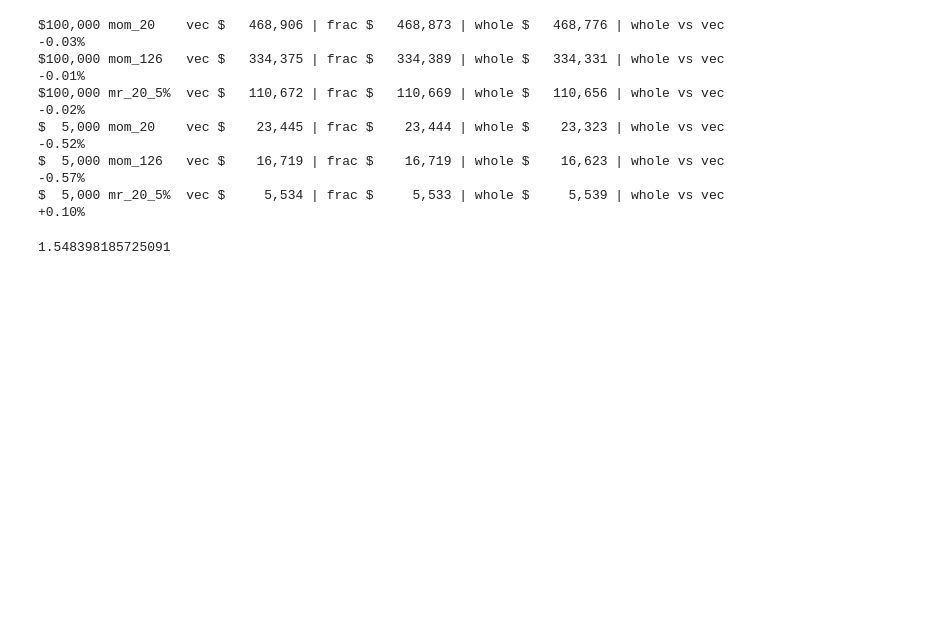
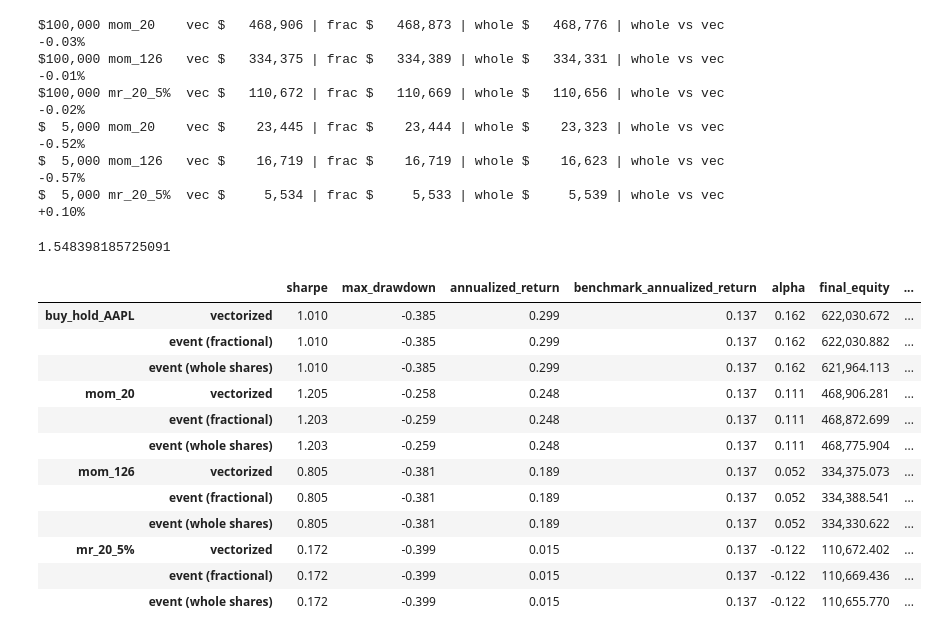
Before and after one commit to TjWill859/trading-backtester, a Jupyter notebook: sanity_check.ipynb, the cells around one changed output. Drawn from its saved outputs; the diff is of its cells as text; code cells hidden in the pictures; blank space fills up the shorter version.

Commit message:
Phase 8: engine comparison table

```diff
--- a/sanity_check.ipynb
+++ b/sanity_check.ipynb
@@ -310,3 +310,62 @@ bt.run()
 print(min(r["cash"] for r in bt.portfolio.records))   # should be >= 0
 # %% [output]
 1.548398185725091
+# %%
+close = load_universe(["AAPL"])["AAPL"]["Close"]
+
+import pandas as pd
+from data.load_data import load_universe
+from engine.vectorized import run_backtest, trades_per_year
+from engine.event_driven import EventDrivenBacktester
+from engine.metrics import performance_summary
+from strategies.momentum import momentum_signal, MomentumStrategy
+from strategies.mean_reversion import mean_reversion_signal, MeanReversionStrategy
+
+class BuyAndHold:                       # tiny reference strategy: always invested
+    def on_bar(self, history):
+        return 1
+
+capital = 100_000
+spy = load_universe(["SPY"])["SPY"]["Close"]
+bench = run_backtest(spy, pd.Series(1, index=spy.index), cost_bps=5)["equity"]
+
+always = pd.Series(1, index=close.index)
+cases = [
+    ("buy_hold_AAPL", always,                                lambda: BuyAndHold()),
+    ("mom_20",        momentum_signal(close, 20),            lambda: MomentumStrategy(20)),
+    ("mom_126",       momentum_signal(close, 126),           lambda: MomentumStrategy(126)),
+    ("mr_20_5%",      mean_reversion_signal(close, 20, .05), lambda: MeanReversionStrategy(20, .05)),
+]
+
+rows = {}
+for name, sig, make in cases:
+    runs = {
+        "vectorized":           run_backtest(close, sig, capital, cost_bps=5),
+        "event (fractional)":   EventDrivenBacktester(close, "AAPL", make(), capital, cost_bps=5).run(),
+        "event (whole shares)": EventDrivenBacktester(close, "AAPL", make(), capital, cost_bps=5,
+                                                      fractional=False).run(),
+    }
+    for engine, res in runs.items():
+        s = pd.Series(performance_summary(res, bench))
+        s["final_equity"] = res["equity"].iloc[-1]
+        s["trades_per_year"] = trades_per_year(res)
+        rows[(name, engine)] = s
+
+table = pd.DataFrame(rows).T
+pd.set_option("display.float_format", "{:,.3f}".format)
+table.to_csv("results/engine_comparison.csv")
+table
+# %% [output]
+|  |  | sharpe | max_drawdown | annualized_return | benchmark_annualized_return | alpha | final_equity | ... |
+| buy_hold_AAPL | vectorized | 1.010 | -0.385 | 0.299 | 0.137 | 0.162 | 622,030.672 | ... |
+|  | event (fractional) | 1.010 | -0.385 | 0.299 | 0.137 | 0.162 | 622,030.882 | ... |
+|  | event (whole shares) | 1.010 | -0.385 | 0.299 | 0.137 | 0.162 | 621,964.113 | ... |
+| mom_20 | vectorized | 1.205 | -0.258 | 0.248 | 0.137 | 0.111 | 468,906.281 | ... |
+|  | event (fractional) | 1.203 | -0.259 | 0.248 | 0.137 | 0.111 | 468,872.699 | ... |
+|  | event (whole shares) | 1.203 | -0.259 | 0.248 | 0.137 | 0.111 | 468,775.904 | ... |
+| mom_126 | vectorized | 0.805 | -0.381 | 0.189 | 0.137 | 0.052 | 334,375.073 | ... |
+|  | event (fractional) | 0.805 | -0.381 | 0.189 | 0.137 | 0.052 | 334,388.541 | ... |
+|  | event (whole shares) | 0.805 | -0.381 | 0.189 | 0.137 | 0.052 | 334,330.622 | ... |
+| mr_20_5% | vectorized | 0.172 | -0.399 | 0.015 | 0.137 | -0.122 | 110,672.402 | ... |
+|  | event (fractional) | 0.172 | -0.399 | 0.015 | 0.137 | -0.122 | 110,669.436 | ... |
+|  | event (whole shares) | 0.172 | -0.399 | 0.015 | 0.137 | -0.122 | 110,655.770 | ... |
```
Also changed, not shown: 1 other file.
